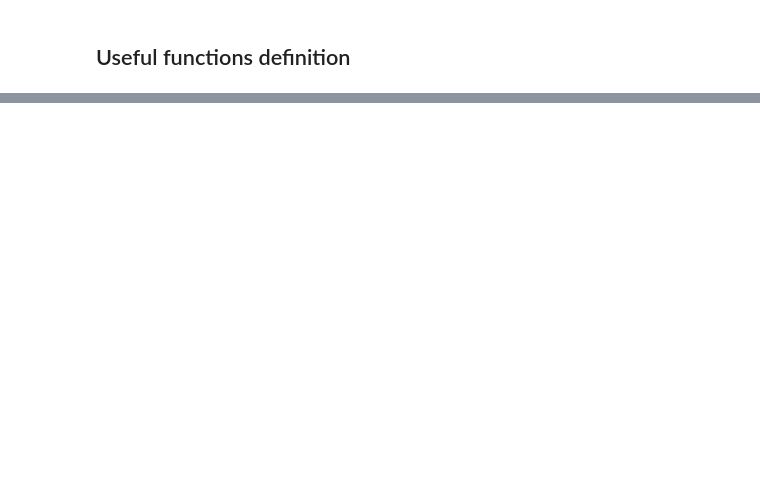
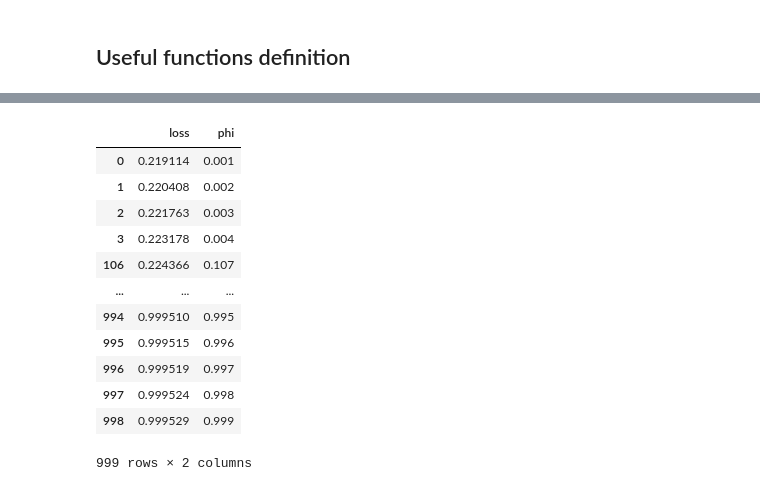
Before and after one commit to StefanBogdan/RL_liquid_chromatography, a Jupyter notebook: code/Simulator.ipynb, the cells around one changed output, grey strips where cells are left out. Saved outputs shown, nothing was run; the diff lists cells and outputs as text; code cells hidden in the pictures; blank space fills up the shorter version.

```diff
--- a/code/Simulator.ipynb
+++ b/code/Simulator.ipynb
@@ -91,0 +235,16 @@ def isoloss(an_list, phi, h):
+# %%
+data.sort_values('loss')
+# %% [output]
+|  | loss | phi |
+| 0 | 0.219114 | 0.001 |
+| 1 | 0.220408 | 0.002 |
+| 2 | 0.221763 | 0.003 |
+| 3 | 0.223178 | 0.004 |
+| 106 | 0.224366 | 0.107 |
+| ... | ... | ... |
+| 994 | 0.999510 | 0.995 |
+| 995 | 0.999515 | 0.996 |
+| 996 | 0.999519 | 0.997 |
+| 997 | 0.999524 | 0.998 |
+| 998 | 0.999529 | 0.999 |
+999 rows × 2 columns
```
Also changed, not shown: parts of 25 cells of this notebook.
